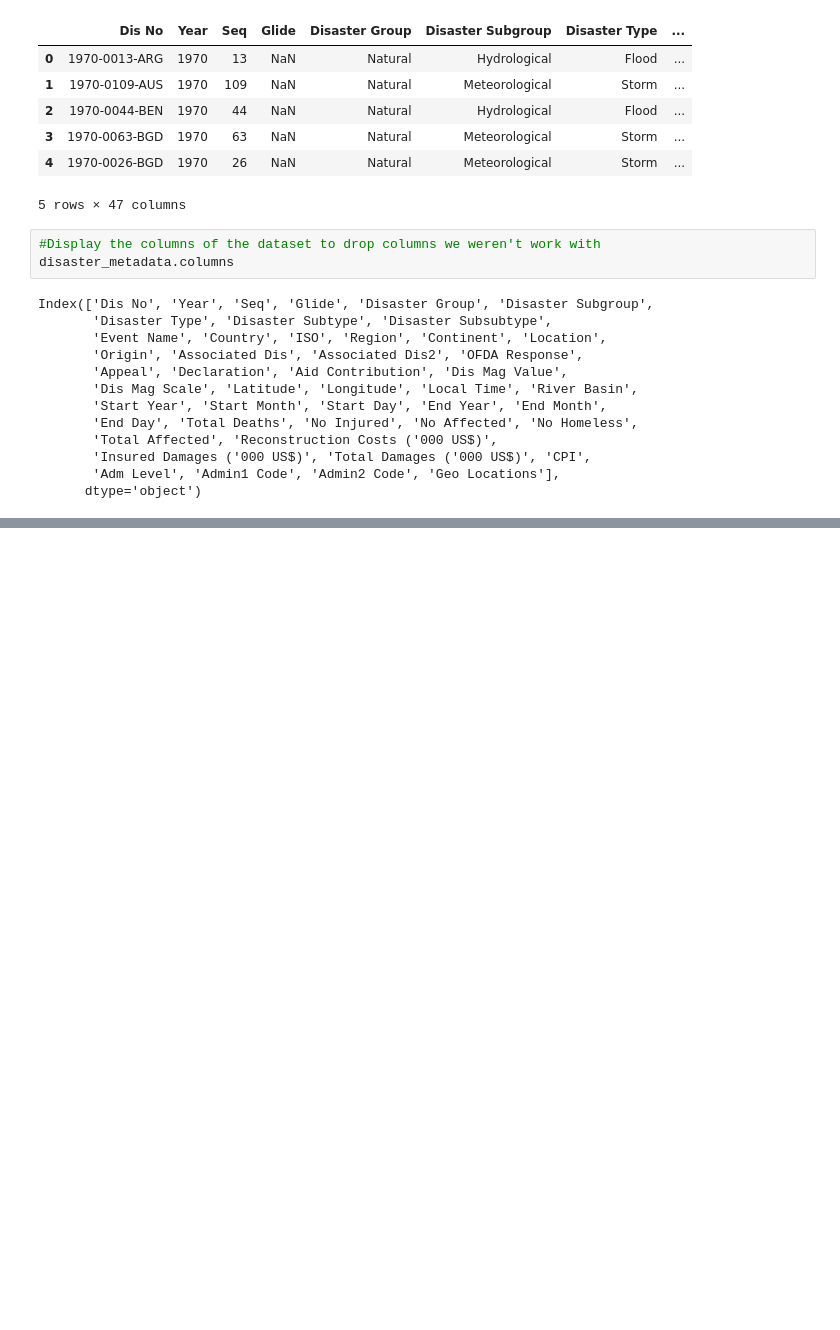
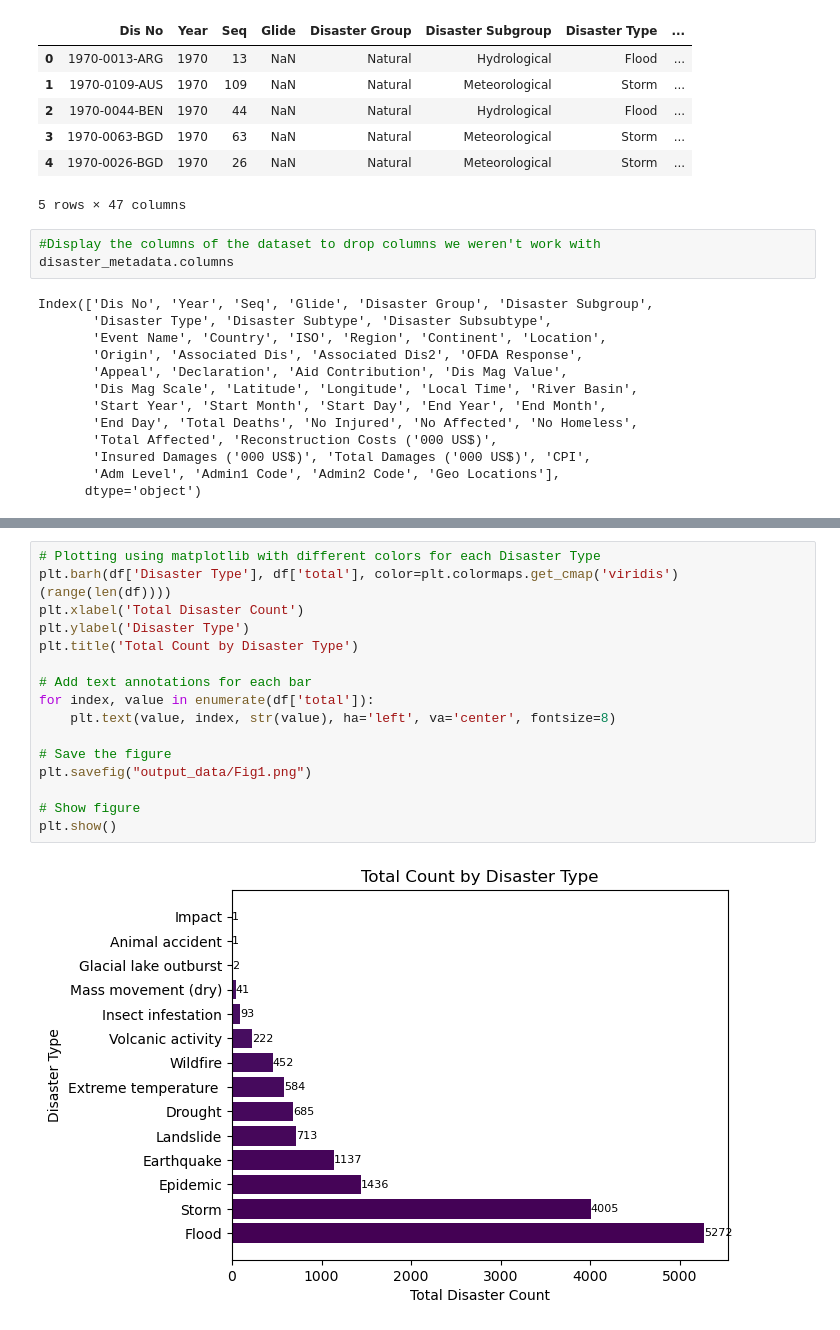
Before and after one commit to SaraJZ95/Global_Natural_Disasters-Analysis-Project-, a Jupyter notebook: main.ipynb, the cells around one changed output, grey strips where cells are left out. Drawn from its saved outputs; the diff is of its cells as text; blank space fills up the shorter version.

```diff
--- a/main.ipynb
+++ b/main.ipynb
@@ -113,0 +122,18 @@ array(['Flood', 'Storm', 'Drought', 'Landslide', 'Earthquake', 'Epidemic',
+# %%
+# Plotting using matplotlib with different colors for each Disaster Type
+plt.barh(df['Disaster Type'], df['total'], color=plt.colormaps.get_cmap('viridis')(range(len(df))))
+plt.xlabel('Total Disaster Count')
+plt.ylabel('Disaster Type')
+plt.title('Total Count by Disaster Type')
+
+# Add text annotations for each bar
+for index, value in enumerate(df['total']):
+    plt.text(value, index, str(value), ha='left', va='center', fontsize=8)
+
+# Save the figure
+plt.savefig("output_data/Fig1.png")
+
+# Show figure
+plt.show()
+# %% [output]
+[figure, added]
```
Also changed, not shown: parts of 28 cells of this notebook, 11 other files.
